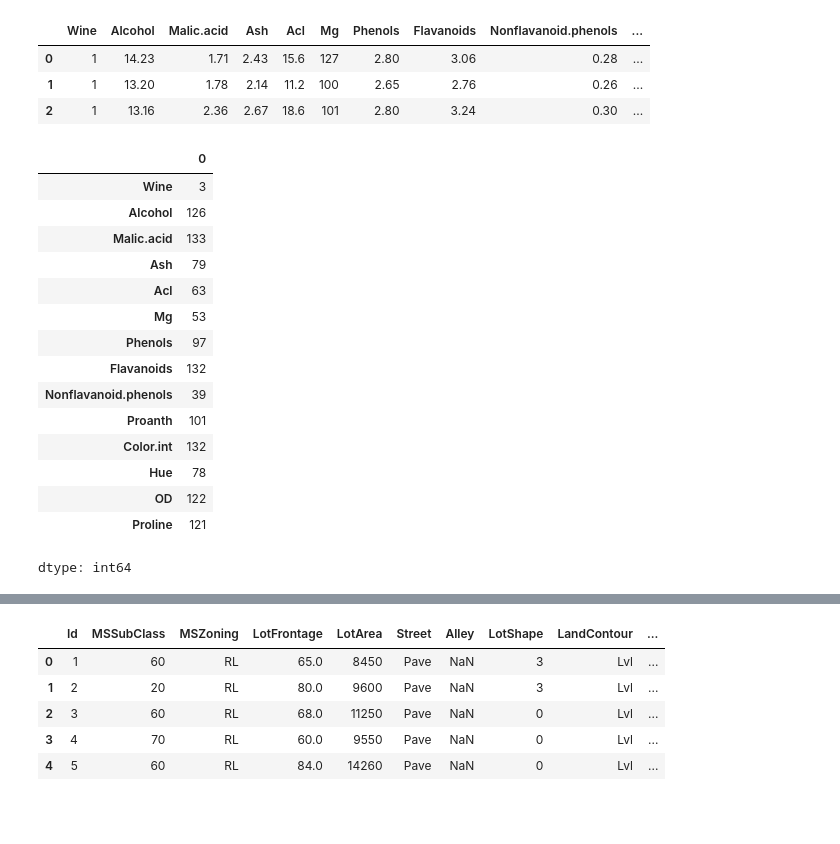
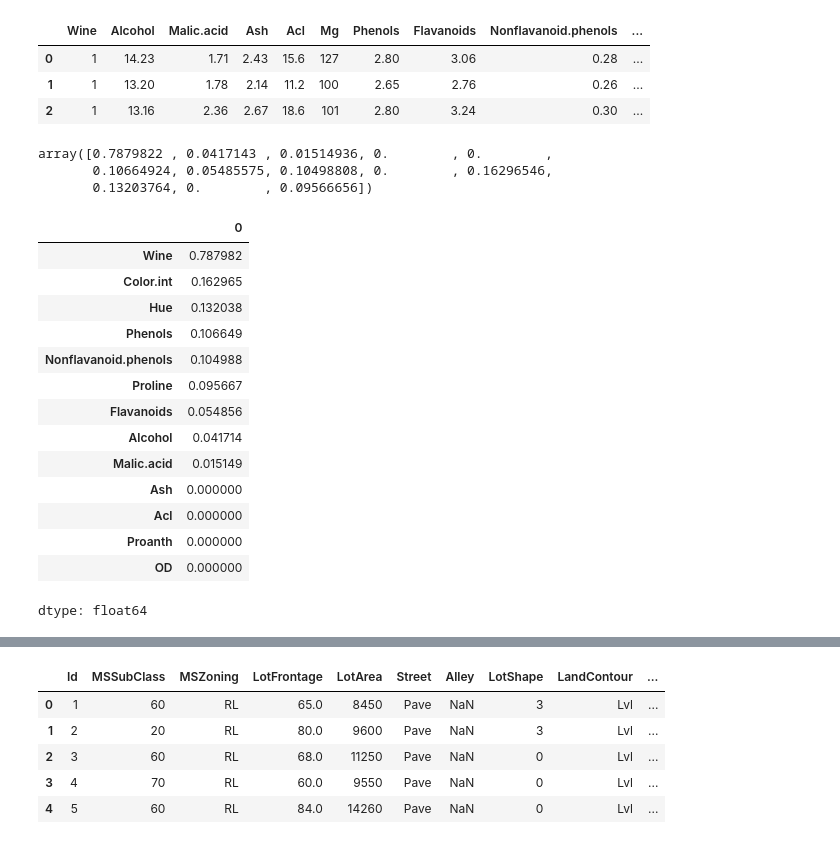
Before and after one commit to Artificial-i/-1-5, a Jupyter notebook: hal_Tamrin1_Trm5.ipynb, the cells around one changed output, grey strips where cells are left out. Drawn from its saved outputs; the diff is of its cells as text; code cells hidden in the pictures; blank space fills up the shorter version.

```diff
--- a/hal_Tamrin1_Trm5.ipynb
+++ b/hal_Tamrin1_Trm5.ipynb
@@ -1296,26 +1297,9 @@ df.head(3)
 | 1 | 1 | 13.20 | 1.78 | 2.14 | 11.2 | 100 | 2.65 | 2.76 | 0.26 | ... |
 | 2 | 1 | 13.16 | 2.36 | 2.67 | 18.6 | 101 | 2.80 | 3.24 | 0.30 | ... |
 # %%
-df.head()
-df.shape
-df.columns
-df.dtypes
-df.duplicated().sum()
-df.nunique()
+# df.head()
+# df.shape
+# df.columns
+# df.dtypes
+# df.duplicated().sum()
+# df.nunique()
-# %% [output]
-|  | 0 |
-| Wine | 3 |
-| Alcohol | 126 |
-| Malic.acid | 133 |
-| Ash | 79 |
-| Acl | 63 |
-| Mg | 53 |
-| Phenols | 97 |
-| Flavanoids | 132 |
-| Nonflavanoid.phenols | 39 |
-| Proanth | 101 |
-| Color.int | 132 |
-| Hue | 78 |
-| OD | 122 |
-| Proline | 121 |
-dtype: int64
@@ -1321,0 +1310,27 @@ dtype: int64
+# %%
+mutual_info = mutual_info_classif(X_train, y_train)
+mutual_info
+# %% [output]
+array([0.7879822 , 0.0417143 , 0.01514936, 0.        , 0.        ,
+       0.10664924, 0.05485575, 0.10498808, 0.        , 0.16296546,
+       0.13203764, 0.        , 0.09566656])
+# %%
+mutual_info = pd.Series(mutual_info)
+mutual_info.index=X_train.columns
+mutual_info.sort_values(ascending=False)
+# %% [output]
+|  | 0 |
+| Wine | 0.787982 |
+| Color.int | 0.162965 |
+| Hue | 0.132038 |
+| Phenols | 0.106649 |
+| Nonflavanoid.phenols | 0.104988 |
+| Proline | 0.095667 |
+| Flavanoids | 0.054856 |
+| Alcohol | 0.041714 |
+| Malic.acid | 0.015149 |
+| Ash | 0.000000 |
+| Acl | 0.000000 |
+| Proanth | 0.000000 |
+| OD | 0.000000 |
+dtype: float64
```
Also changed, not shown: parts of 7 cells of this notebook.
